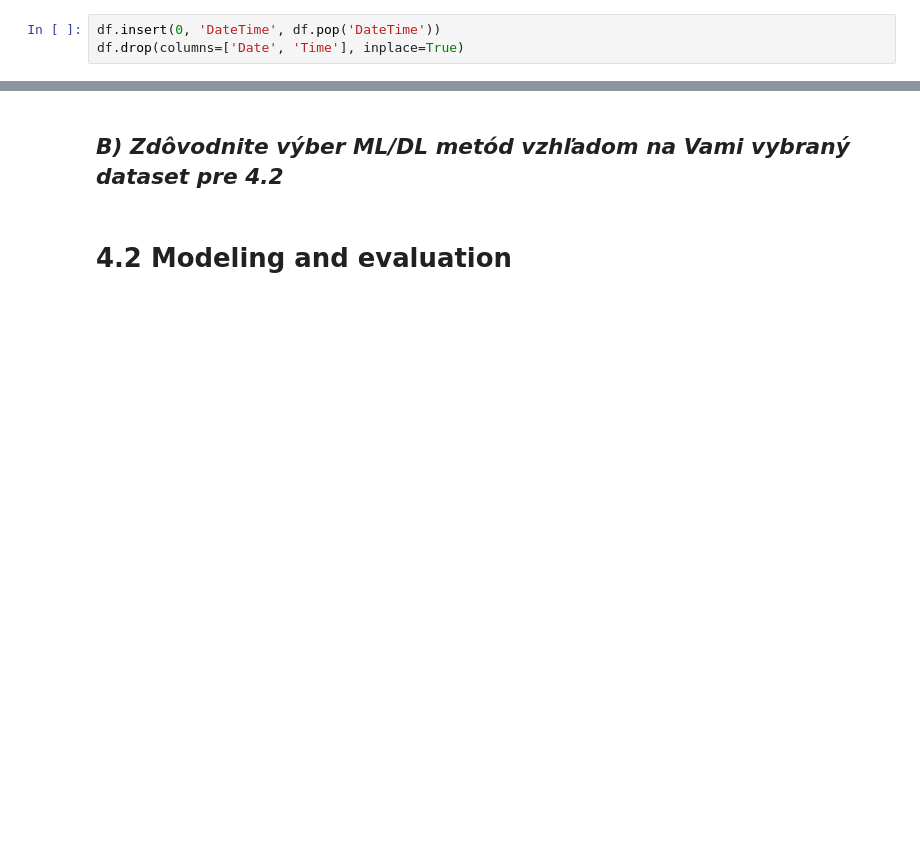
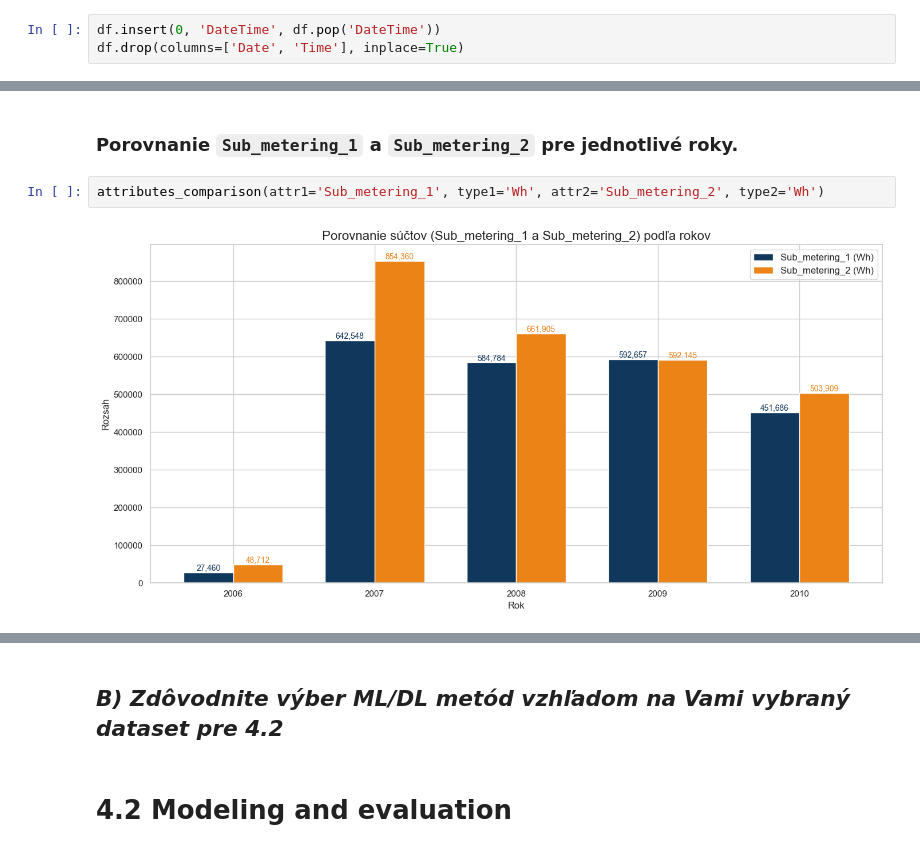
Before and after one commit to Mmathieus/IAU-project, a Jupyter notebook: quest.ipynb, the cells around one changed output, grey strips where cells are left out. Drawn from its saved outputs; the diff is of its cells as text; blank space fills up the shorter version.

```diff
--- a/quest.ipynb
+++ b/quest.ipynb
@@ -135,0 +262,7 @@ for column in df.columns[-3:]:
+# %% [markdown]
+#
+### Porovnanie `Sub_metering_1` a `Sub_metering_2` pre jednotlivé roky.
+# %%
+attributes_comparison(attr1='Sub_metering_1', type1='Wh', attr2='Sub_metering_2', type2='Wh')
+# %% [output]
+[figure, added]
```
Also changed, not shown: parts of 60 cells of this notebook.
